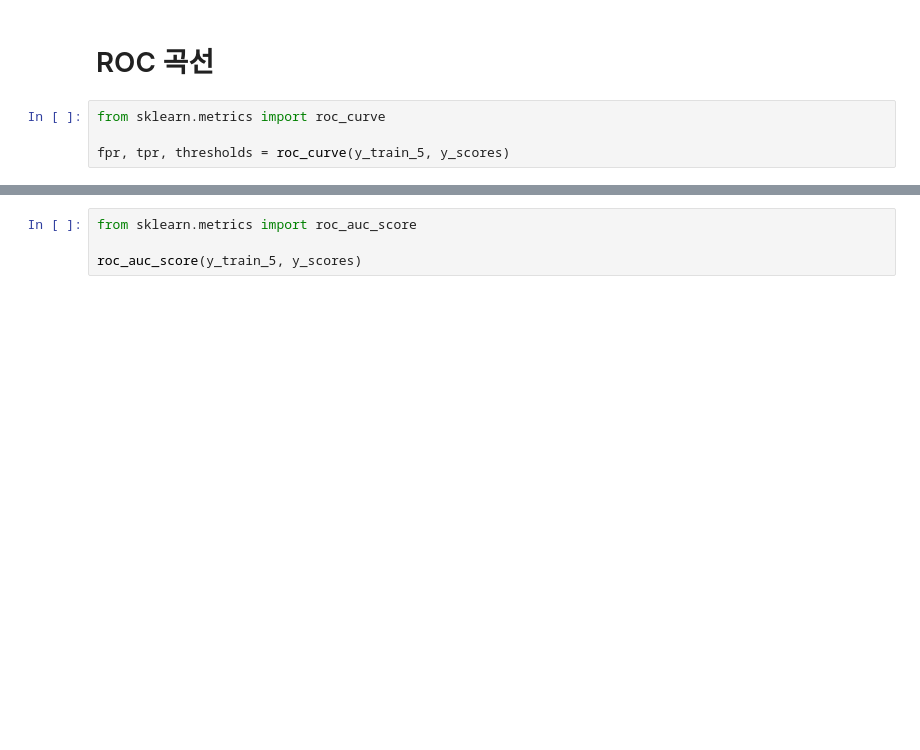
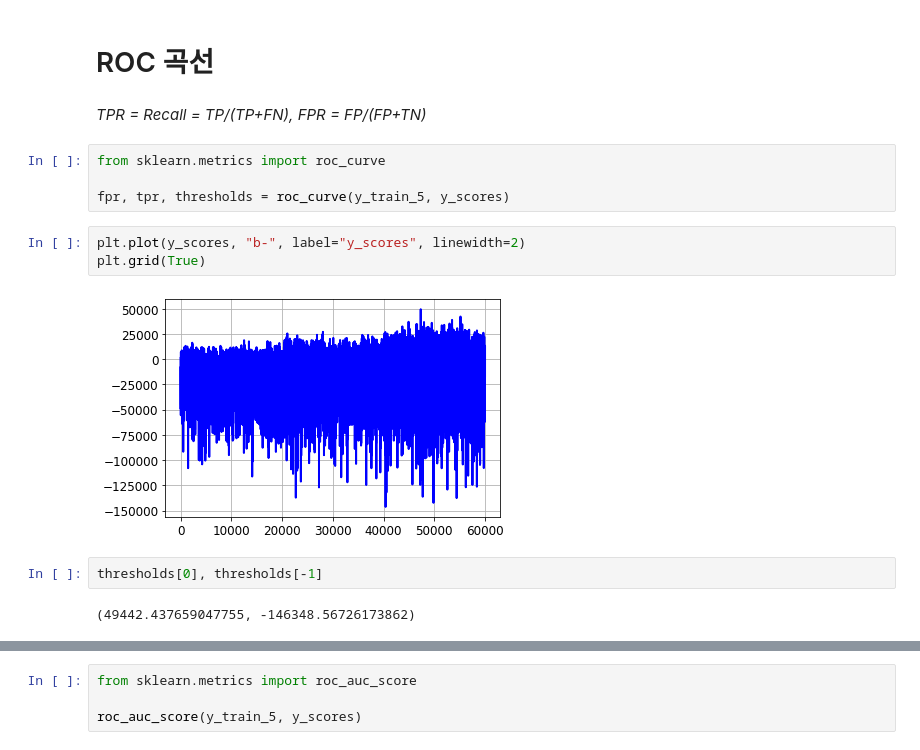
Before and after one commit to ahn19/handson-ml2, a Jupyter notebook: 03_classification.ipynb, the cells around one changed output, grey strips where cells are left out. Saved outputs shown, nothing was run; the diff lists cells and outputs as text; blank space fills up the shorter version.

```diff
--- a/03_classification.ipynb
+++ b/03_classification.ipynb
@@ -367,6 +386,18 @@ recall_score(y_train_5, y_train_pred_90)
 # %% [markdown]
 # ROC 곡선
+# %% [markdown]
+*TPR = Recall = TP/(TP+FN),
+FPR = FP/(FP+TN)*
 # %%
 from sklearn.metrics import roc_curve
 
 fpr, tpr, thresholds = roc_curve(y_train_5, y_scores)
+# %%
+plt.plot(y_scores, "b-", label="y_scores", linewidth=2)
+plt.grid(True)
+# %% [output]
+[figure, added]
+# %%
+thresholds[0], thresholds[-1]
+# %% [output]
+(49442.437659047755, -146348.56726173862)
```
Also changed, not shown: parts of 12 cells of this notebook.
